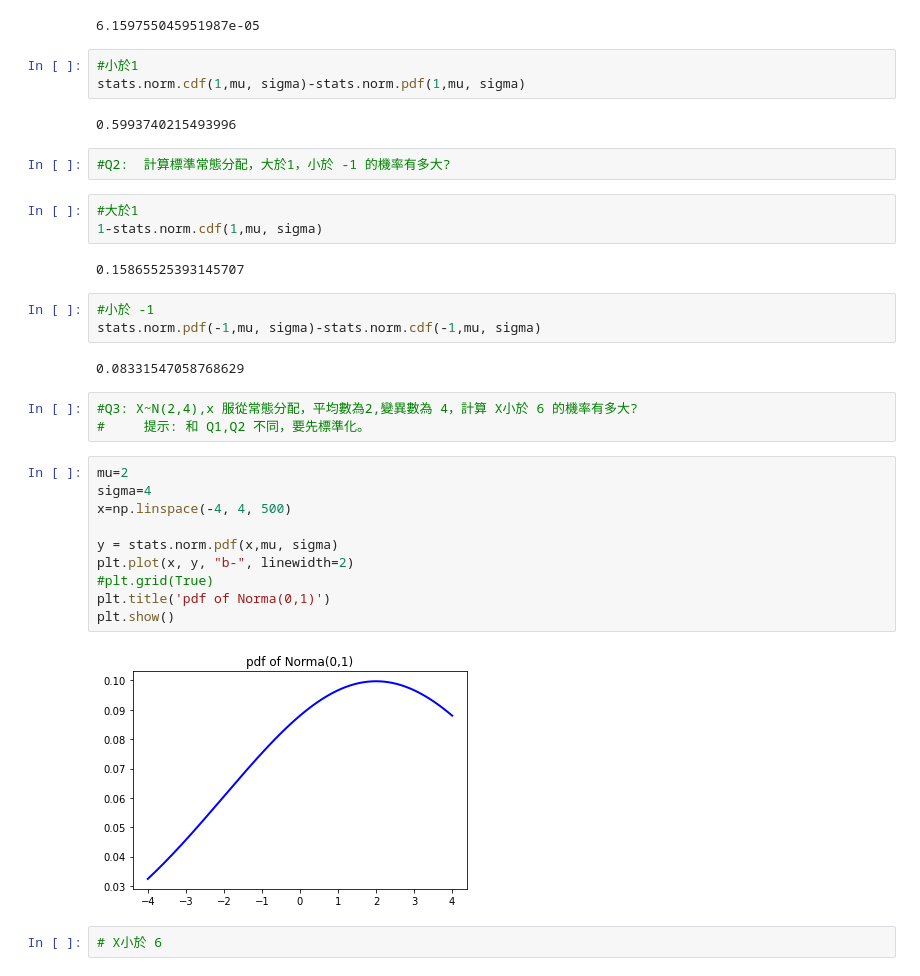
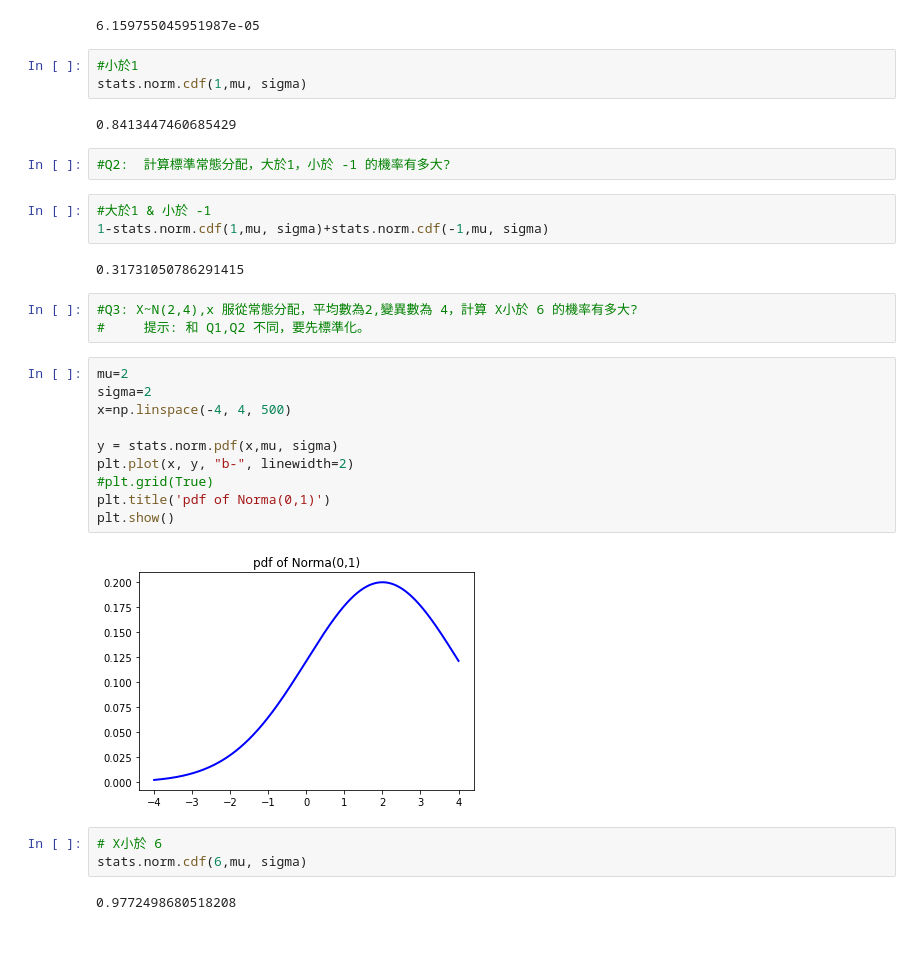
Before and after one commit to WChiang0314/ML100Days, a Jupyter notebook: Work 29.ipynb, the cells around one changed output. Cells and saved outputs as stored; diff of their text form; blank space fills up the shorter version.

```diff
--- a/Work 29.ipynb
+++ b/Work 29.ipynb
@@ -37,35 +37,33 @@ print(cumsum_probs[10])
 6.159755045951987e-05
 # %%
 #小於1
-stats.norm.cdf(1,mu, sigma)-stats.norm.pdf(1,mu, sigma)
+stats.norm.cdf(1,mu, sigma)
 # %% [output]
-0.5993740215493996
+0.8413447460685429
 # %%
 #Q2:  計算標準常態分配，大於1，小於 -1 的機率有多大?
 # %%
-#大於1
-1-stats.norm.cdf(1,mu, sigma)
+#大於1 & 小於 -1
+1-stats.norm.cdf(1,mu, sigma)+stats.norm.cdf(-1,mu, sigma)
 # %% [output]
-0.15865525393145707
+0.31731050786291415
-# %%
-#小於 -1
-stats.norm.pdf(-1,mu, sigma)-stats.norm.cdf(-1,mu, sigma)
-# %% [output]
-0.08331547058768629
 # %%
 #Q3: X~N(2,4),x 服從常態分配，平均數為2,變異數為 4，計算 X小於 6 的機率有多大?
 #     提示: 和 Q1,Q2 不同，要先標準化。
 # %%
 mu=2
-sigma=4
+sigma=2
 x=np.linspace(-4, 4, 500)
 
 y = stats.norm.pdf(x,mu, sigma)
 plt.plot(x, y, "b-", linewidth=2)
 #plt.grid(True)
 plt.title('pdf of Norma(0,1)')
 plt.show()
 # %% [output]
-[figure, old version]
+[figure, new version]
 # %%
 # X小於 6
+stats.norm.cdf(6,mu, sigma)
+# %% [output]
+0.9772498680518208
```
